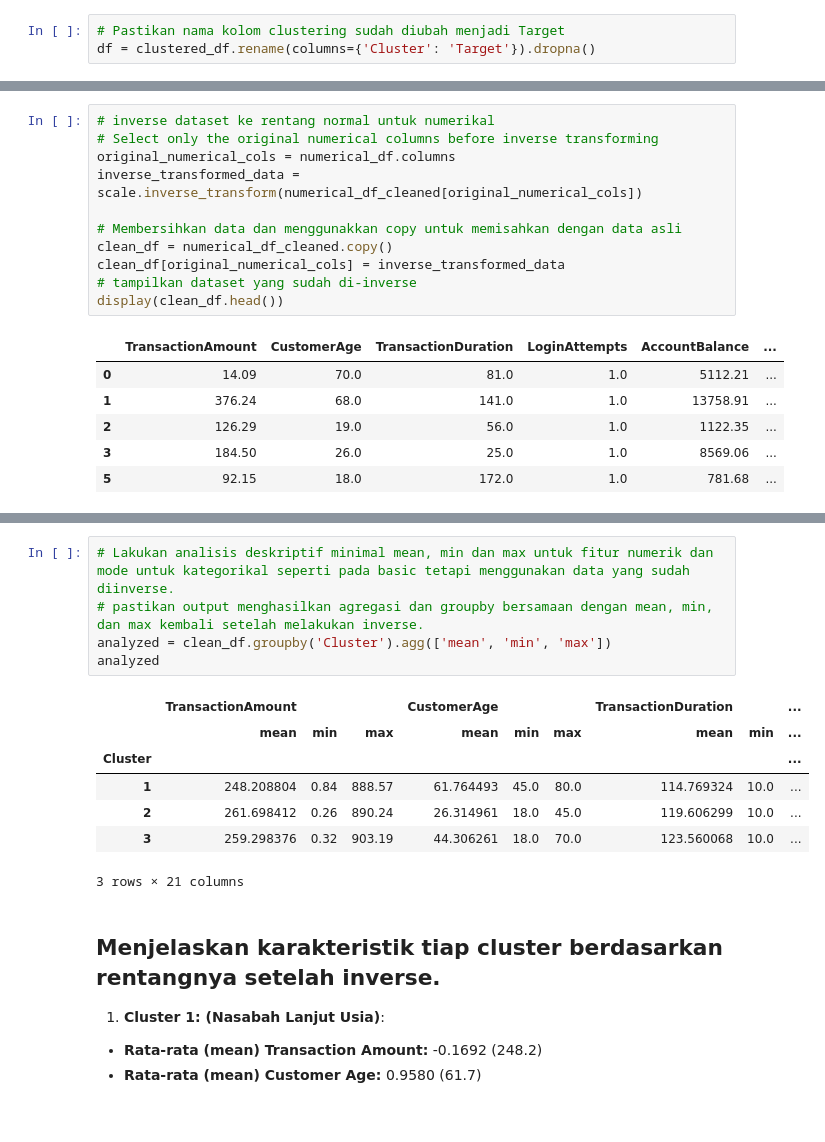
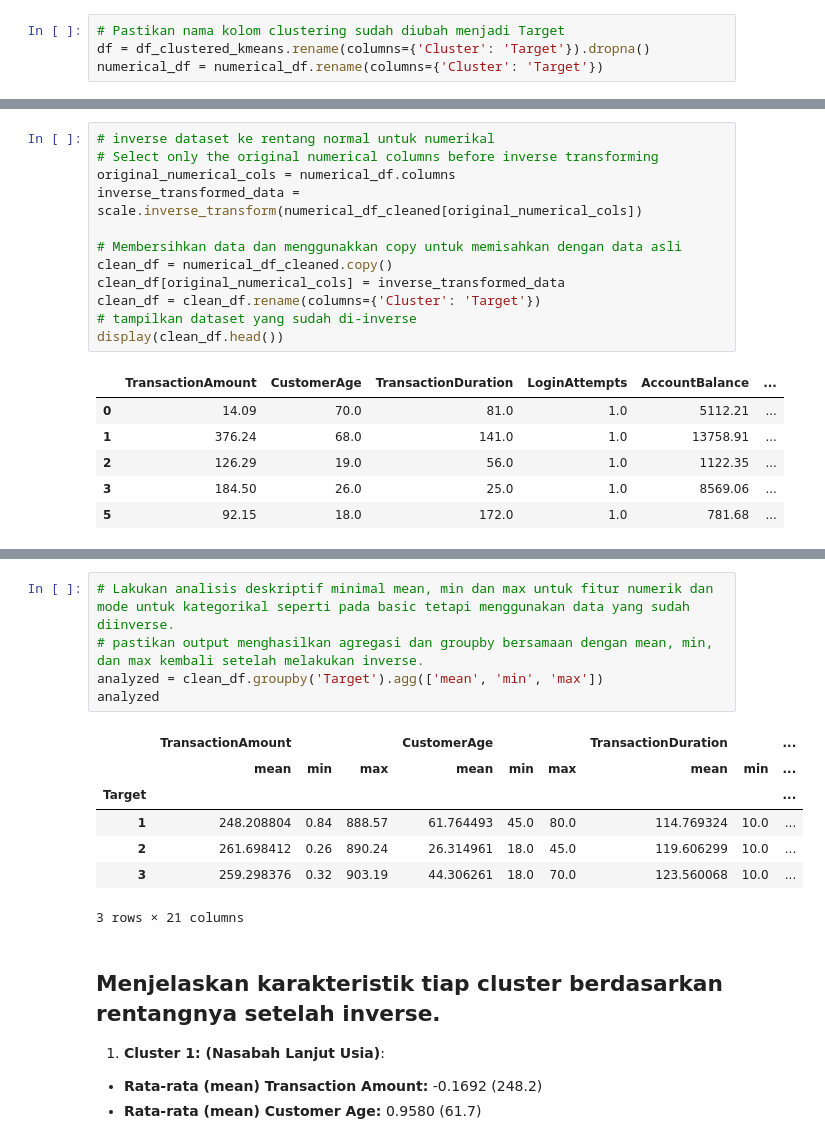
Before and after one commit to Hijaan/Dicoding_HIjaan, a Jupyter notebook: [Clustering]_Submission_Akhir_BMLP_Hasbi.ipynb, the cells around one changed output, grey strips where cells are left out. Drawn from its saved outputs; the diff is of its cells as text.

```diff
--- a/[Clustering]_Submission_Akhir_BMLP_Hasbi.ipynb
+++ b/[Clustering]_Submission_Akhir_BMLP_Hasbi.ipynb
@@ -519,7 +496,8 @@ Cluster                                                        ...
 2. Simpan hasilnya ke dalam file CSV menggunakan function `to_csv()`.
 # %%
 # Pastikan nama kolom clustering sudah diubah menjadi Target
-df = clustered_df.rename(columns={'Cluster': 'Target'}).dropna()
+df = df_clustered_kmeans.rename(columns={'Cluster': 'Target'}).dropna()
+numerical_df = numerical_df.rename(columns={'Cluster': 'Target'})
 # %%
 # Simpan Data
 df.to_csv('data_clustering.csv', index=False)
@@ -551,6 +529,7 @@ inverse_transformed_data = scale.inverse_transform(numerical_df_cleaned[original
 # Membersihkan data dan menggunakkan copy untuk memisahkan dengan data asli
 clean_df = numerical_df_cleaned.copy()
 clean_df[original_numerical_cols] = inverse_transformed_data
+clean_df = clean_df.rename(columns={'Cluster': 'Target'})
 # tampilkan dataset yang sudah di-inverse
 display(clean_df.head())
 # %% [output]
@@ -579,12 +558,12 @@ df_inversed.head()
 # %%
 # Lakukan analisis deskriptif minimal mean, min dan max untuk fitur numerik dan mode untuk kategorikal seperti pada basic tetapi menggunakan data yang sudah diinverse.
 # pastikan output menghasilkan agregasi dan groupby bersamaan dengan mean, min, dan max kembali setelah melakukan inverse.
-analyzed = clean_df.groupby('Cluster').agg(['mean', 'min', 'max'])
+analyzed = clean_df.groupby('Target').agg(['mean', 'min', 'max'])
 analyzed
 # %% [output]
 |  | TransactionAmount |  |  | CustomerAge |  |  | TransactionDuration |  | ... |
 |  | mean | min | max | mean | min | max | mean | min | ... |
-| Cluster |  |  |  |  |  |  |  |  | ... |
+| Target |  |  |  |  |  |  |  |  | ... |
 | 1 | 248.208804 | 0.84 | 888.57 | 61.764493 | 45.0 | 80.0 | 114.769324 | 10.0 | ... |
 | 2 | 261.698412 | 0.26 | 890.24 | 26.314961 | 18.0 | 45.0 | 119.606299 | 10.0 | ... |
 | 3 | 259.298376 | 0.32 | 903.19 | 44.306261 | 18.0 | 70.0 | 123.560068 | 10.0 | ... |
```
Also changed, not shown: parts of 2 cells of this notebook.
